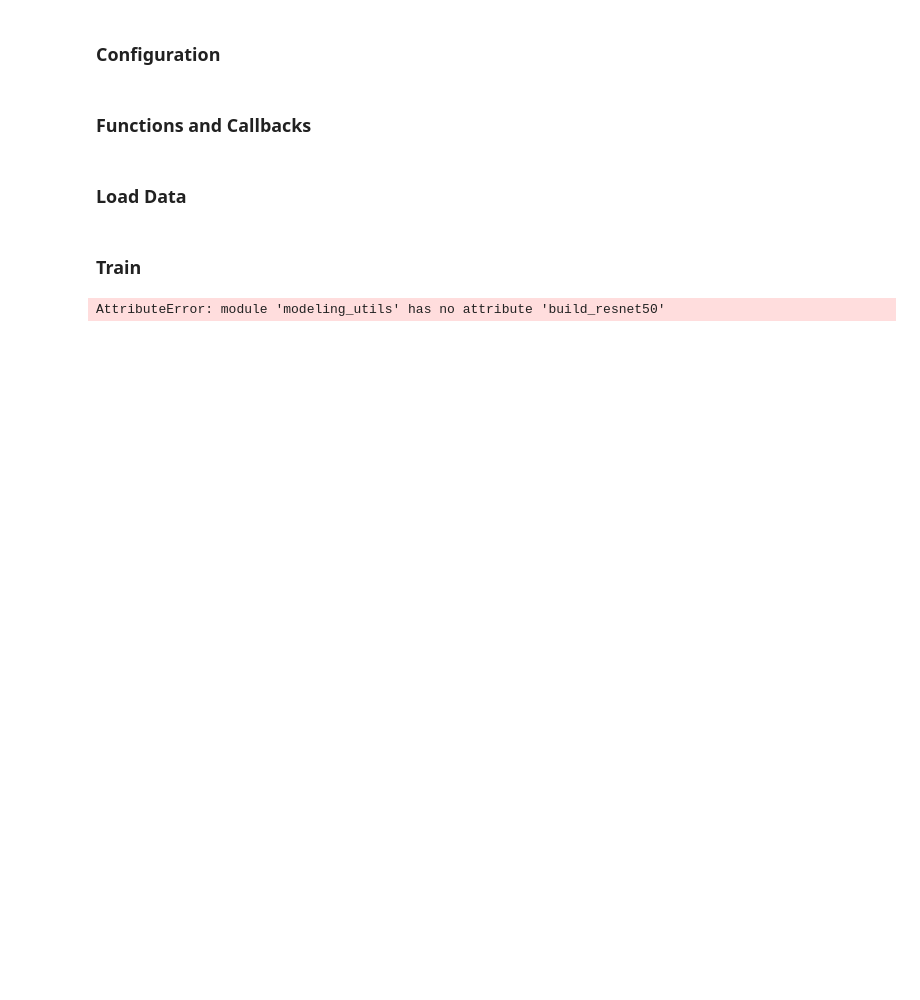
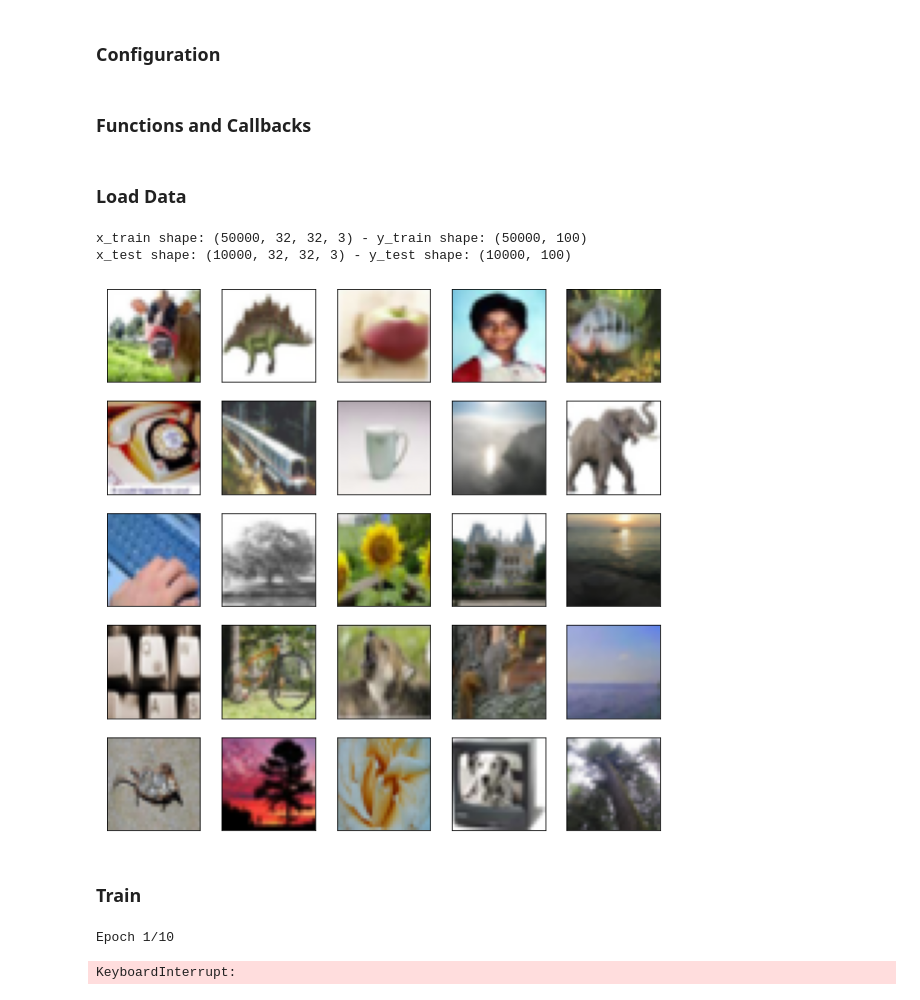
Before and after one commit to tournemonde/minicap, a Jupyter notebook: modeling/modeling.ipynb, the cells around one changed output. Drawn from its saved outputs; the diff is of its cells as text; code cells hidden in the pictures; blank space fills up the shorter version.

```diff
--- a/modeling/modeling.ipynb
+++ b/modeling/modeling.ipynb
@@ -39,9 +67,26 @@ assert x_train.shape == (50000, 32, 32, 3)
 assert x_test.shape == (10000, 32, 32, 3)
 assert y_train.shape == (50000, 1)
 assert y_test.shape == (10000, 1)
+# %%
+x_train, x_test = x_train / 255.0, x_test / 255.0
+y_train = to_categorical(y_train, NUM_CLASSES)
+y_test = to_categorical(y_test, NUM_CLASSES)
+print(f"x_train shape: {x_train.shape} - y_train shape: {y_train.shape}")
+print(f"x_test shape: {x_test.shape} - y_test shape: {y_test.shape}")
+
+plt.figure(figsize=(10, 10))
+for i in range(25):
+    plt.subplot(5, 5, i + 1)
+    plt.xticks([])
+    plt.yticks([])
+    plt.grid(False)
+    plt.imshow(x_train[i])
+plt.show()
+# %% [output]
+x_train shape: (50000, 32, 32, 3) - y_train shape: (50000, 100)
+x_test shape: (10000, 32, 32, 3) - y_test shape: (10000, 100)
+[figure, added]
 # %% [markdown]
 ### Train
 # %%
-vision_model = md.build_resnet50(NUM_CLASSES)
+vision_model = build_resnet50(NUM_CLASSES, trainable=True)
-# %% [output]
-AttributeError: module 'modeling_utils' has no attribute 'build_resnet50'
@@ -47,0 +97,13 @@ AttributeError: module 'modeling_utils' has no attribute 'build_resnet50'
+# %%
+hist = vision_model.fit(
+        x_train,
+        y_train,
+        epochs=EPOCHS,
+        batch_size=BATCH_SIZE,
+        validation_data=(x_test, y_test),
+        callbacks=[checkpoint_cb, early_stopping_cb],
+        verbose=1
+    )
+# %% [output]
+Epoch 1/10
+KeyboardInterrupt:
```
Also changed, not shown: parts of 12 cells of this notebook.
